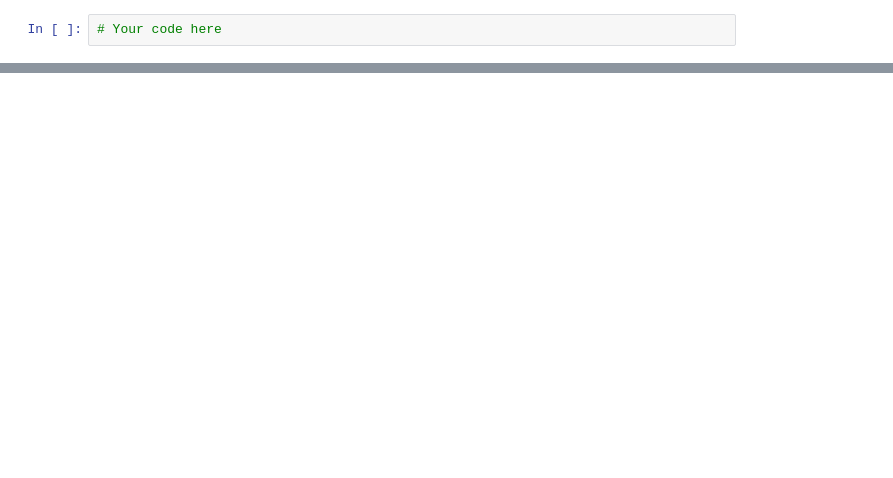
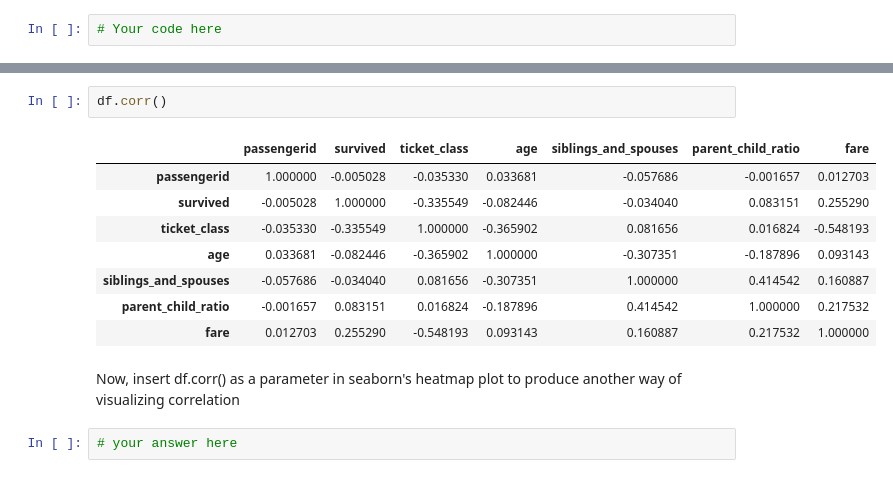
Before and after one commit to lecritch/pandas1_seattle-chicago-ds, a Jupyter notebook: pandas_intro_continued.ipynb, the cells around one changed output, grey strips where cells are left out. Saved outputs shown, nothing was run; the diff lists cells and outputs as text; blank space fills up the shorter version.

```diff
--- a/pandas_intro_continued.ipynb
+++ b/pandas_intro_continued.ipynb
@@ -237,0 +495,15 @@ plt.legend()
+# %%
+df.corr()
+# %% [output]
+|  | passengerid | survived | ticket_class | age | siblings_and_spouses | parent_child_ratio | fare |
+| passengerid | 1.000000 | -0.005028 | -0.035330 | 0.033681 | -0.057686 | -0.001657 | 0.012703 |
+| survived | -0.005028 | 1.000000 | -0.335549 | -0.082446 | -0.034040 | 0.083151 | 0.255290 |
+| ticket_class | -0.035330 | -0.335549 | 1.000000 | -0.365902 | 0.081656 | 0.016824 | -0.548193 |
+| age | 0.033681 | -0.082446 | -0.365902 | 1.000000 | -0.307351 | -0.187896 | 0.093143 |
+| siblings_and_spouses | -0.057686 | -0.034040 | 0.081656 | -0.307351 | 1.000000 | 0.414542 | 0.160887 |
+| parent_child_ratio | -0.001657 | 0.083151 | 0.016824 | -0.187896 | 0.414542 | 1.000000 | 0.217532 |
+| fare | 0.012703 | 0.255290 | -0.548193 | 0.093143 | 0.160887 | 0.217532 | 1.000000 |
+# %% [markdown]
+Now, insert df.corr() as a parameter in seaborn's heatmap plot to produce another way of visualizing correlation
+# %%
+# your answer here
```
Also changed, not shown: parts of 61 cells of this notebook.
